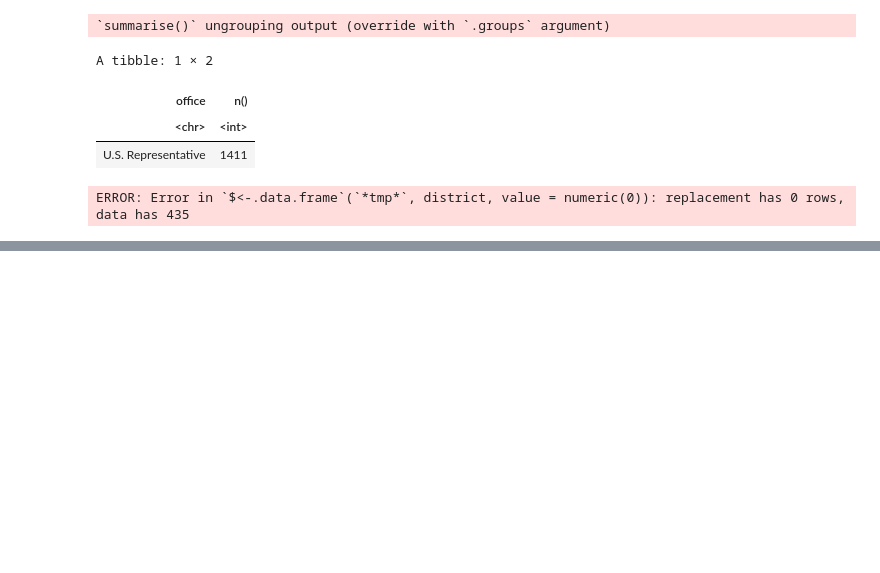
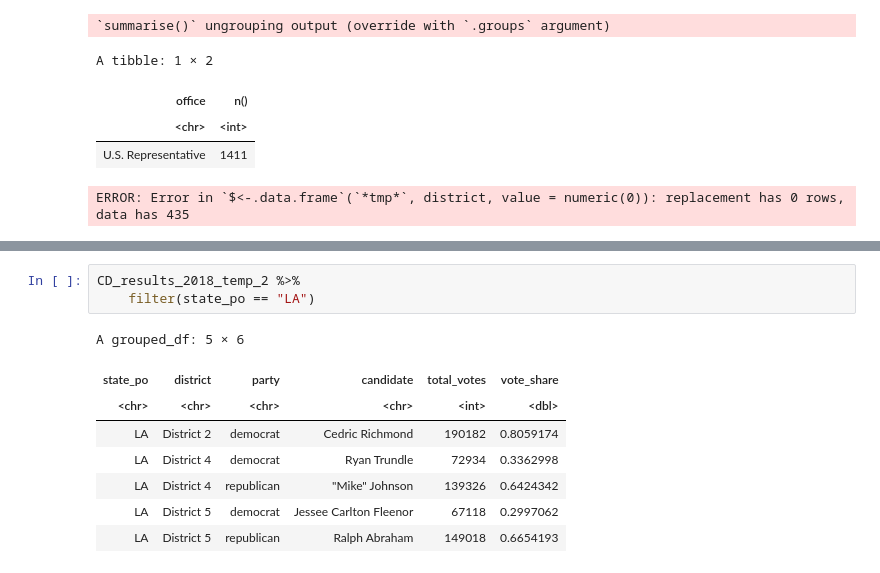
Before and after one commit to michael-bonitati-1117/final_project, a Jupyter notebook: House_Flips.ipynb, the cells around one changed output, grey strips where cells are left out. Cells and saved outputs as stored; diff of their text form; blank space fills up the shorter version.

```diff
--- a/House_Flips.ipynb
+++ b/House_Flips.ipynb
@@ -313,0 +423,12 @@ ERROR: Error in `$<-.data.frame`(`*tmp*`, district, value = numeric(0)): replace
+# %%
+CD_results_2018_temp_2 %>%
+    filter(state_po == "LA")
+# %% [output]
+A grouped_df: 5 × 6
+| state_po | district | party | candidate | total_votes | vote_share |
+| <chr> | <chr> | <chr> | <chr> | <int> | <dbl> |
+| LA | District 2 | democrat | Cedric Richmond | 190182 | 0.8059174 |
+| LA | District 4 | democrat | Ryan Trundle | 72934 | 0.3362998 |
+| LA | District 4 | republican | "Mike" Johnson | 139326 | 0.6424342 |
+| LA | District 5 | democrat | Jessee Carlton Fleenor | 67118 | 0.2997062 |
+| LA | District 5 | republican | Ralph Abraham | 149018 | 0.6654193 |
```
Also changed, not shown: parts of 6 cells of this notebook, 2 other files.
